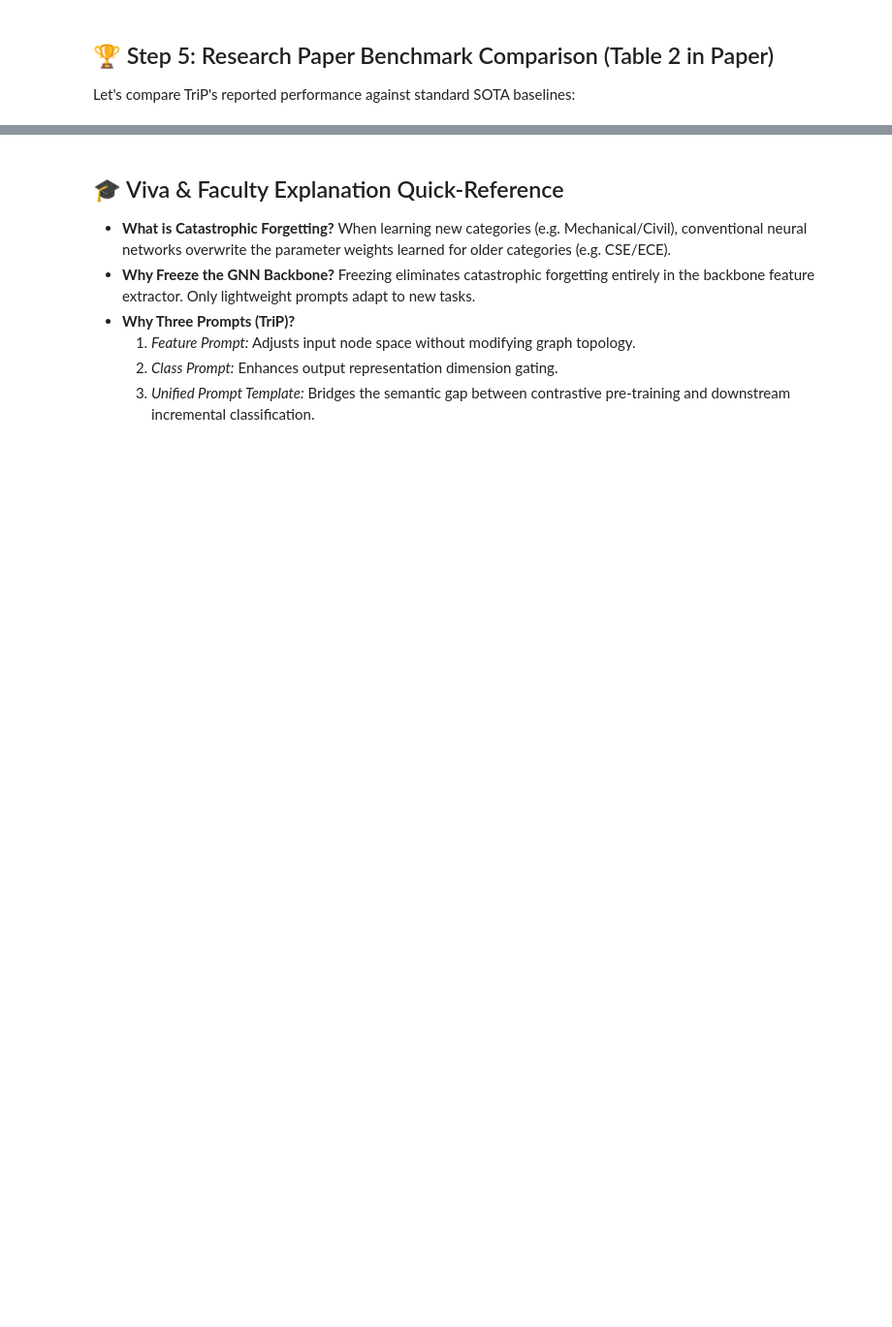
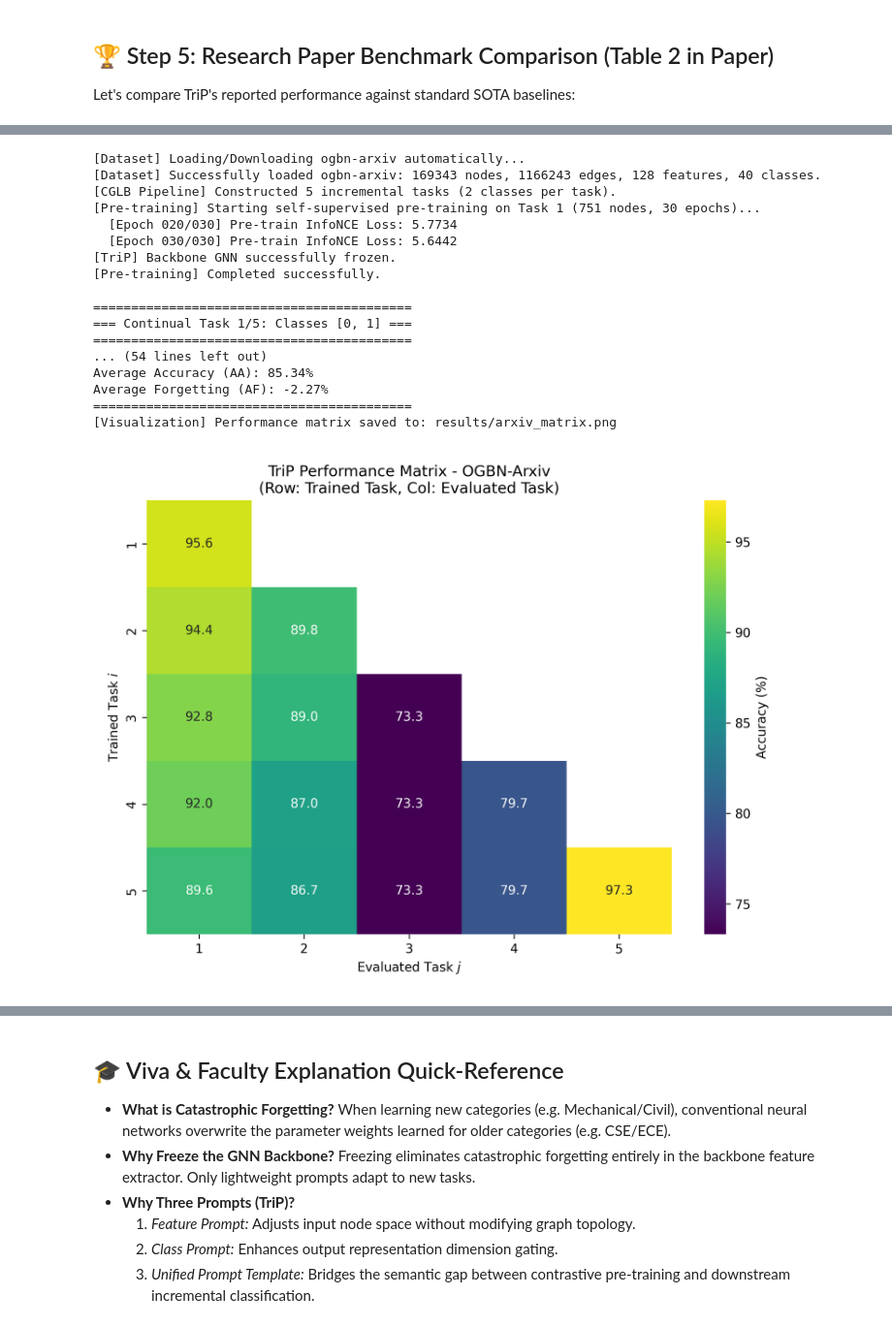
Before and after one commit to Abhireddy28/TriP-Continual-Graph-Learning, a Jupyter notebook: notebooks/TriP_Colab_Runner.ipynb, the cells around one changed output, grey strips where cells are left out. Shown at 97% size. Drawn from its saved outputs; the diff is of its cells as text; code cells hidden in the pictures; blank space fills up the shorter version.

Commit message:
Save complete execution outputs and ablation charts

```diff
--- a/notebooks/TriP_Colab_Runner.ipynb
+++ b/notebooks/TriP_Colab_Runner.ipynb
@@ -101,0 +170,69 @@ display(df)
+# %%
+# ==========================================
+# Run TriP on OGBN-Arxiv (Open Graph Benchmark)
+# ==========================================
+import torch
+from IPython.display import Image, display
+
+# --- PyTorch 2.6+ Compatibility Fix for OGB/PyG ---
+_orig_load = torch.load
+torch.load = lambda *args, **kwargs: _orig_load(*args, **{**kwargs, 'weights_only': False} if 'weights_only' not in kwargs else kwargs)
+# -------------------------------------------------
+
+from datasets.cglb_dataset import CGLBDatasetManager
+from models.trip_model import TriPFramework
+from trainers.pretrainer import SelfSupervisedPretrainer
+from trainers.continual_trainer import ContinualTrainer
+from evaluate.metrics import plot_performance_matrix
+
+device = torch.device("cuda" if torch.cuda.is_available() else "cpu")
+
+# 1. Automatically load ogbn-arxiv (5 tasks for quick interactive demo)
+manager_arxiv = CGLBDatasetManager(dataset_name="ogbn-arxiv", data_dir="./data", classes_per_task=2)
+data_arxiv = manager_arxiv.build_continual_tasks(max_tasks=5)
+
+x_ar = data_arxiv["x"].to(device)
+edge_ar = data_arxiv["edge_index"].to(device)
+y_ar = data_arxiv["y"].to(device)
+tasks_ar = data_arxiv["tasks"]
+
+# 2. Initialize TriP Model for Arxiv (dim = 128)
+model_ar = TriPFramework(
+    in_features=data_arxiv["num_features"],
+    hidden_dim=256,
+    backbone_type="GCN",
+    prompt_k=2,
+    temperature=0.5,
+    alpha=0.3,
+    device=device
+).to(device)
+
+# 3. Pre-train & Continual Learn
+pretrainer_ar = SelfSupervisedPretrainer(model_ar, lr=0.001, epochs=30)
+pretrainer_ar.train(x_ar, edge_ar, tasks_ar[0]["train_nodes"].to(device))
+
+trainer_ar = ContinualTrainer(model_ar, tasks_ar, lr=0.005, epochs=30)
+results_ar = trainer_ar.train_continual(x_ar, edge_ar, y_ar)
+
+# 4. Save and view heatmap
+plot_performance_matrix(results_ar["accuracy_matrix"], dataset_name="OGBN-Arxiv", save_path="results/arxiv_matrix.png")
+display(Image("results/arxiv_matrix.png"))
+# %% [output]
+[Dataset] Loading/Downloading ogbn-arxiv automatically...
+[Dataset] Successfully loaded ogbn-arxiv: 169343 nodes, 1166243 edges, 128 features, 40 classes.
+[CGLB Pipeline] Constructed 5 incremental tasks (2 classes per task).
+[Pre-training] Starting self-supervised pre-training on Task 1 (751 nodes, 30 epochs)...
+  [Epoch 020/030] Pre-train InfoNCE Loss: 5.7734
+  [Epoch 030/030] Pre-train InfoNCE Loss: 5.6442
+[TriP] Backbone GNN successfully frozen.
+[Pre-training] Completed successfully.
+
+==========================================
+=== Continual Task 1/5: Classes [0, 1] ===
+==========================================
+... (54 lines left out)
+Average Accuracy (AA): 85.34%
+Average Forgetting (AF): -2.27%
+==========================================
+[Visualization] Performance matrix saved to: results/arxiv_matrix.png
+[figure, added]
```
Also changed, not shown: parts of 7 cells of this notebook.
